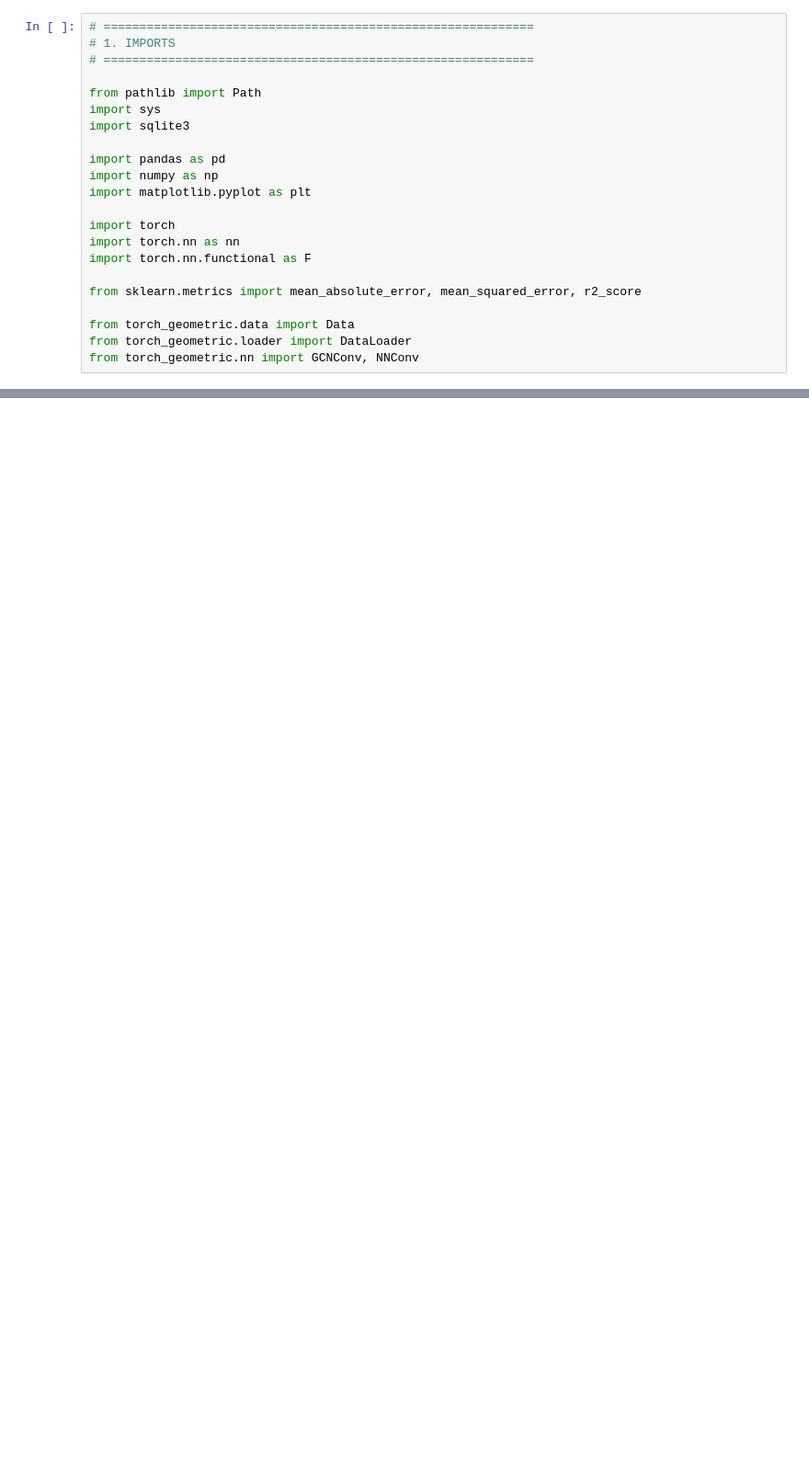
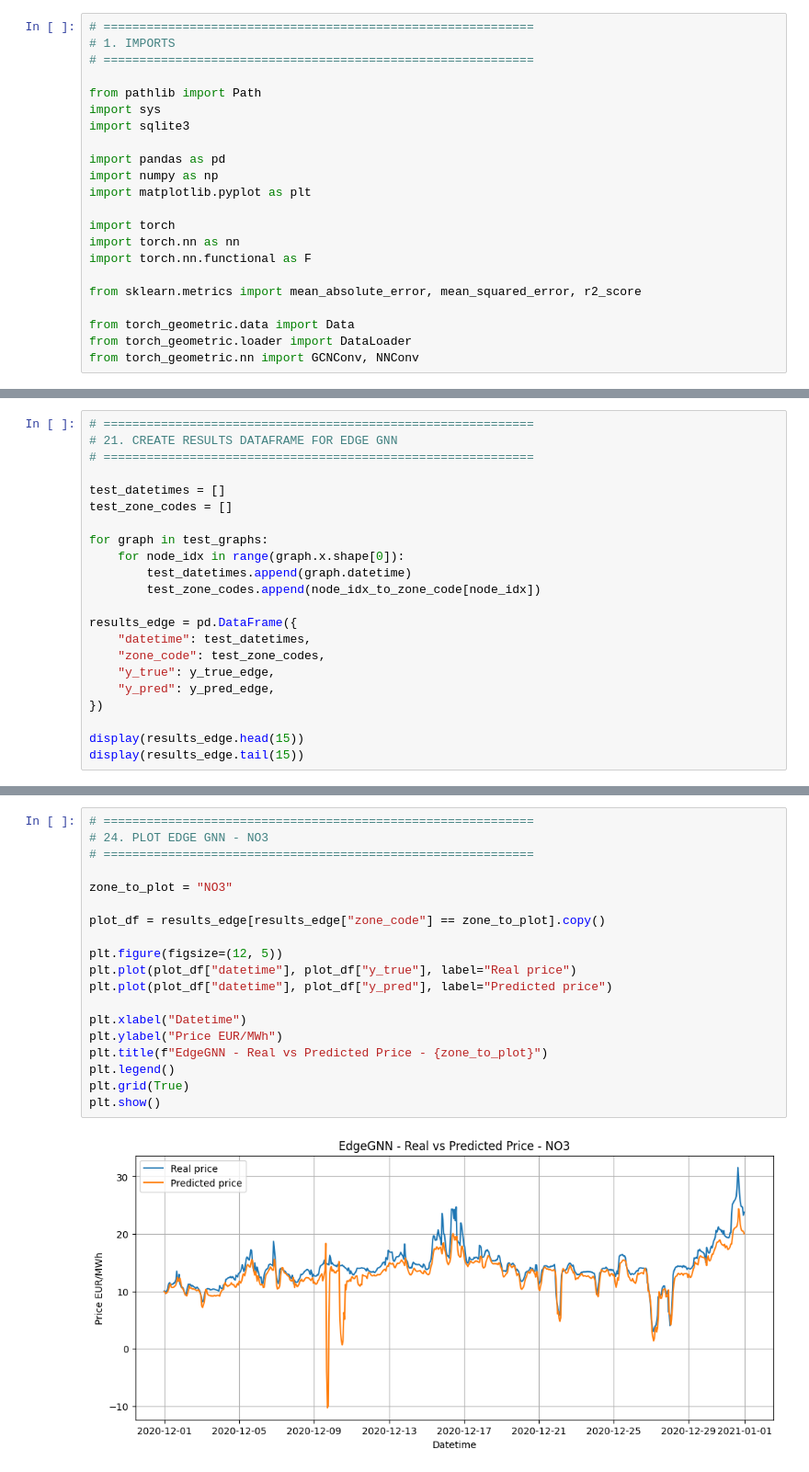
Before and after one commit to huugoox/tfg, a Jupyter notebook: notebooks/08_GNN_edge_model.ipynb, the cells around one changed output, grey strips where cells are left out. Shown at 92% size. Drawn from its saved outputs; the diff is of its cells as text; blank space fills up the shorter version.

```diff
--- a/notebooks/08_GNN_edge_model.ipynb
+++ b/notebooks/08_GNN_edge_model.ipynb
@@ -41,0 +790,22 @@ print("Connected to database")
+# %%
+# ============================================================
+# 21. CREATE RESULTS DATAFRAME FOR EDGE GNN
+# ============================================================
+
+test_datetimes = []
+test_zone_codes = []
+
+for graph in test_graphs:
+    for node_idx in range(graph.x.shape[0]):
+        test_datetimes.append(graph.datetime)
+        test_zone_codes.append(node_idx_to_zone_code[node_idx])
+
+results_edge = pd.DataFrame({
+    "datetime": test_datetimes,
+    "zone_code": test_zone_codes,
+    "y_true": y_true_edge,
+    "y_pred": y_pred_edge,
+})
+
+display(results_edge.head(15))
+display(results_edge.tail(15))
@@ -41,0 +876,21 @@ print("Connected to database")
+# %%
+# ============================================================
+# 24. PLOT EDGE GNN - NO3
+# ============================================================
+
+zone_to_plot = "NO3"
+
+plot_df = results_edge[results_edge["zone_code"] == zone_to_plot].copy()
+
+plt.figure(figsize=(12, 5))
+plt.plot(plot_df["datetime"], plot_df["y_true"], label="Real price")
+plt.plot(plot_df["datetime"], plot_df["y_pred"], label="Predicted price")
+
+plt.xlabel("Datetime")
+plt.ylabel("Price EUR/MWh")
+plt.title(f"EdgeGNN - Real vs Predicted Price - {zone_to_plot}")
+plt.legend()
+plt.grid(True)
+plt.show()
+# %% [output]
+[figure, added]
```
Also changed, not shown: parts of 32 cells of this notebook.
